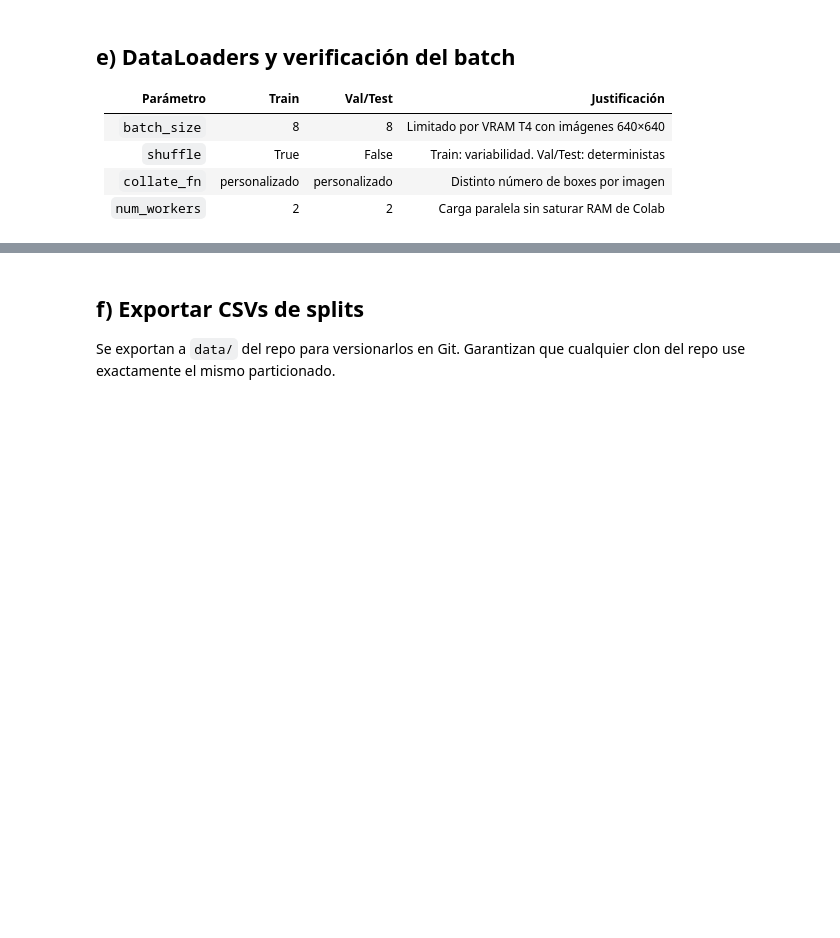
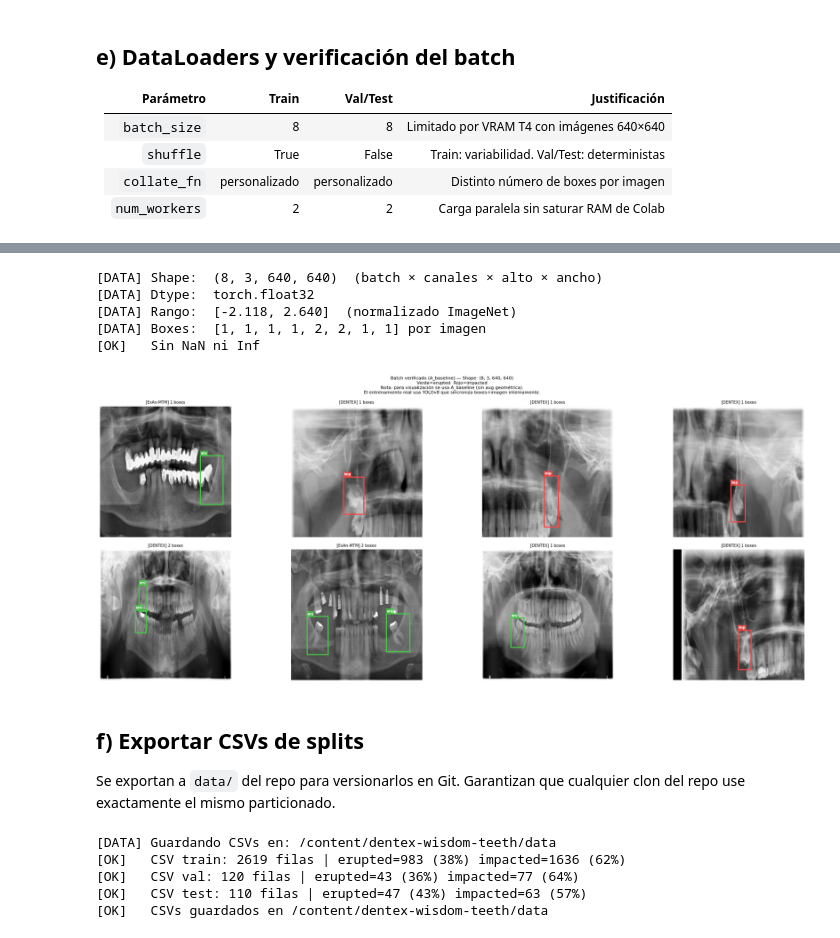
Before and after one commit to JulianOliveraBalls/wisdomscan, a Jupyter notebook: dev/01_dataset_preparation.ipynb, the cells around one changed output, grey strips where cells are left out. Cells and saved outputs as stored; diff of their text form; code cells hidden in the pictures; blank space fills up the shorter version.

```diff
--- a/dev/01_dataset_preparation.ipynb
+++ b/dev/01_dataset_preparation.ipynb
@@ -536,38 +662,65 @@ log(f'dl_val:  {len(ds_val)} imgs  |  dl_test: {len(ds_test)} imgs','OK')
 # %%
-# Verificación del batch
-batch_imgs,batch_targets=next(iter(dl_train_augs['E_full']))
-log(f'Shape:  {tuple(batch_imgs.shape)}  (batch × canales × alto × ancho)','DATA')
-log(f'Dtype:  {batch_imgs.dtype}','DATA')
-log(f'Rango:  [{batch_imgs.min():.3f}, {batch_imgs.max():.3f}]  (normalizado ImageNet)','DATA')
-log(f'Boxes:  {[len(t["boxes"]) for t in batch_targets]} por imagen','DATA')
+# Verificación del batch — usando A_baseline para que boxes coincidan con píxeles
+# (E_full tiene RandomAffine que mueve píxeles pero no actualiza boxes)
+batch_imgs, batch_targets = next(iter(dl_verify))
+log(f'Shape:  {tuple(batch_imgs.shape)}  (batch × canales × alto × ancho)', 'DATA')
+log(f'Dtype:  {batch_imgs.dtype}', 'DATA')
+log(f'Rango:  [{batch_imgs.min():.3f}, {batch_imgs.max():.3f}]  (normalizado ImageNet)', 'DATA')
+log(f'Boxes:  {[len(t["boxes"]) for t in batch_targets]} por imagen', 'DATA')
 assert not torch.isnan(batch_imgs).any() and not torch.isinf(batch_imgs).any()
-log('Sin NaN ni Inf','OK')
+log('Sin NaN ni Inf', 'OK')
 
-n_show=min(8,len(batch_targets))
-fig,axes=plt.subplots(2,4,figsize=(20,8))
-for idx,ax in enumerate(axes.flatten()):
-    if idx>=n_show: ax.axis('off'); continue
-    img_t=batch_imgs[idx]; target=batch_targets[idx]
-    vis=(img_t*STD_T+MEAN_T).clamp(0,1).permute(1,2,0).numpy()
+n_show = min(8, len(batch_targets))
+fig, axes = plt.subplots(2, 4, figsize=(20, 8))
+for idx, ax in enumerate(axes.flatten()):
+    if idx >= n_show: ax.axis('off'); continue
+    img_t = batch_imgs[idx]; target = batch_targets[idx]
+    vis = (img_t*STD_T+MEAN_T).clamp(0,1).permute(1,2,0).numpy()
     ax.imshow(vis)
-    for box,lbl in zip(target['boxes'],target['labels']):
-        xc,yc,bw,bh=box.tolist(); x1,y1=(xc-bw/2)*640,(yc-bh/2)*640
-        color='#FF4444' if lbl==1 else '#44CC44'
+    for box, lbl in zip(target['boxes'], target['labels']):
+        xc,yc,bw,bh = box.tolist(); x1,y1 = (xc-bw/2)*640, (yc-bh/2)*640
+        color = '#FF4444' if lbl==1 else '#44CC44'
         ax.add_patch(patches.Rectangle((x1,y1),bw*640,bh*640,linewidth=2,edgecolor=color,facecolor='none'))
         ax.text(x1+2,y1-8,'imp' if lbl==1 else 'eru',color='white',fontsize=6,fontweight='bold',
                 bbox=dict(facecolor=color,alpha=0.8,pad=1,edgecolor='none'))
-    fuente='DENTEX' if target['image_id'].startswith('dentex_') else 'ExAn-MTM'
-    ax.set_title(f'[{fuente}] {len(target["boxes"])} boxes',fontsize=7); ax.axis('off')
-plt.suptitle(f'Batch verificado (E_full) — Shape: {tuple(batch_imgs.shape)}  Verde=erupted  Rojo=impacted')
+    fuente = 'DENTEX' if target['image_id'].startswith('dentex_') else 'ExAn-MTM'
+    ax.set_title(f'[{fuente}] {len(target["boxes"])} boxes', fontsize=7); ax.axis('off')
+plt.suptitle(
+    f'Batch verificado (A_baseline) — Shape: {tuple(batch_imgs.shape)}\n'
+    f'Verde=erupted  Rojo=impacted\n'
+    f'Nota: para visualización se usa A_baseline (sin aug geométrica).\n'
+    f'El entrenamiento real usa YOLOv8 que sincroniza boxes+imagen internamente.',
+    fontsize=8)
 plt.tight_layout()
-plt.savefig(str(OUTPUTS_DIR/'batch_verificacion.png'),dpi=100,bbox_inches='tight')
+plt.savefig(str(OUTPUTS_DIR/'batch_verificacion.png'), dpi=100, bbox_inches='tight')
 plt.show()
+# %% [output]
+[DATA] Shape:  (8, 3, 640, 640)  (batch × canales × alto × ancho)
+[DATA] Dtype:  torch.float32
+[DATA] Rango:  [-2.118, 2.640]  (normalizado ImageNet)
+[DATA] Boxes:  [1, 1, 1, 1, 2, 2, 1, 1] por imagen
+[OK]   Sin NaN ni Inf
+[figure, added]
 # %% [markdown]
 ## f) Exportar CSVs de splits
 
 Se exportan a `data/` del repo para versionarlos en Git.
 Garantizan que cualquier clon del repo use exactamente el mismo particionado.
 # %%
+# Guardar CSVs — detectar path real del repo
+import os
+if os.path.exists('/content/dentex-wisdom-teeth'):
+    # Kernel Colab corriendo en Colab real
+    csv_base = Path('/content/dentex-wisdom-teeth/data')
+elif os.path.exists('C:/Users/Usuario/dentex-wisdom-teeth'):
+    # VS Code con kernel Colab remoto — filesystem local Windows
+    csv_base = Path('C:/Users/Usuario/dentex-wisdom-teeth/data')
+else:
+    csv_base = DATA_DIR
+
+csv_base.mkdir(parents=True, exist_ok=True)
+log(f'Guardando CSVs en: {csv_base}', 'DATA')
+
 for split in ['train','val','test']:
     rows=[]
     img_dir=YOLO_MERGED/'images'/split; lbl_dir=YOLO_MERGED/'labels'/split
@@ -580,9 +733,14 @@ for split in ['train','val','test']:
                      'img_class':'impacted' if 1 in classes else 'erupted',
                      'n_boxes':len(classes),'n_erupted':classes.count(0),'n_impacted':classes.count(1)})
     df=pd.DataFrame(rows)
-    csv_path=DATA_DIR/f'{split}.csv'
-    df.to_csv(csv_path,index=False)
+    df.to_csv(csv_base/f'{split}.csv', index=False)
     eru=(df.img_class=='erupted').sum(); imp=(df.img_class=='impacted').sum()
     log(f'CSV {split}: {len(df)} filas | erupted={eru} ({eru/len(df)*100:.0f}%) impacted={imp} ({imp/len(df)*100:.0f}%)','OK')
 
-log('CSVs guardados en data/ — listos para versionar en Git','OK')
+log(f'CSVs guardados en {csv_base}','OK')
+# %% [output]
+[DATA] Guardando CSVs en: /content/dentex-wisdom-teeth/data
+[OK]   CSV train: 2619 filas | erupted=983 (38%) impacted=1636 (62%)
+[OK]   CSV val: 120 filas | erupted=43 (36%) impacted=77 (64%)
+[OK]   CSV test: 110 filas | erupted=47 (43%) impacted=63 (57%)
+[OK]   CSVs guardados en /content/dentex-wisdom-teeth/data
```
Also changed, not shown: parts of 6 cells of this notebook, 3 other files.
